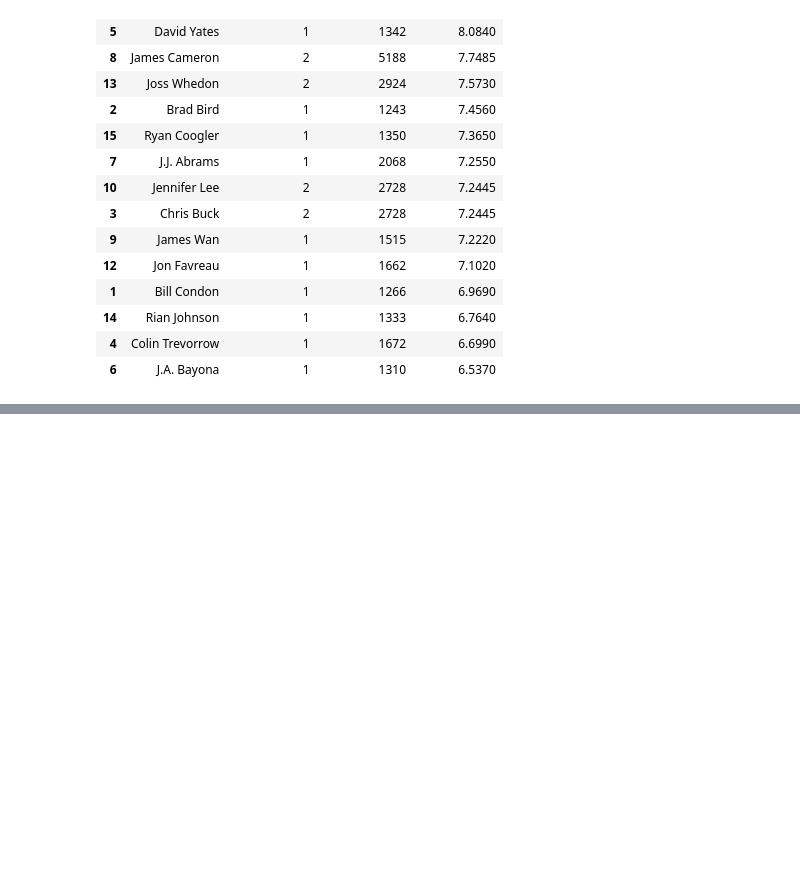
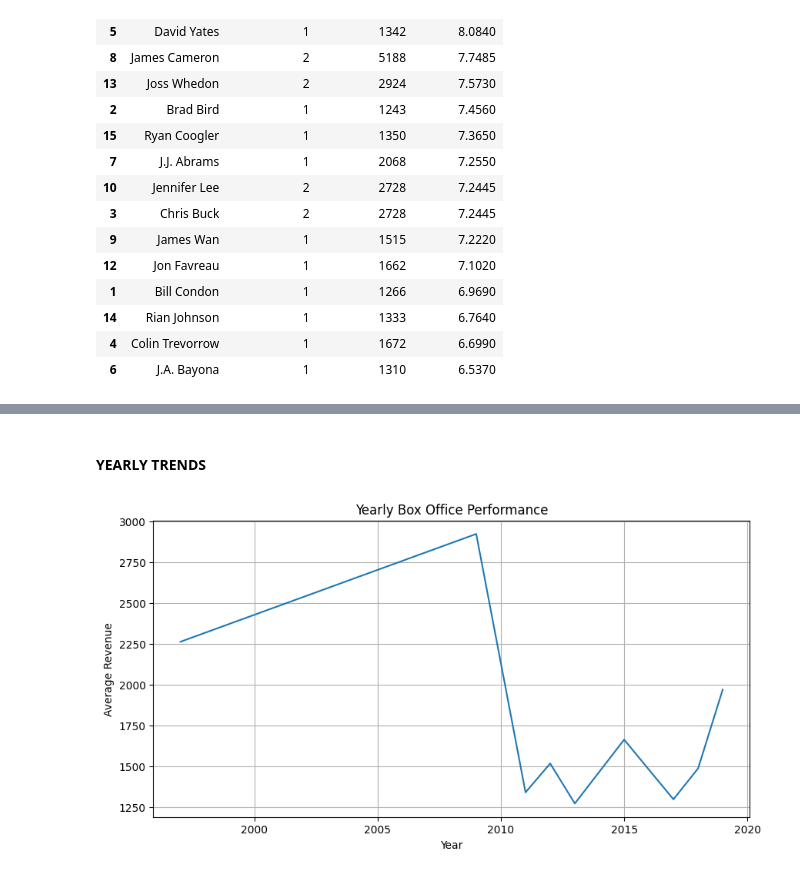
Before and after one commit to PercyAyimbilaNsolemna/TMDB_Movie_Data_Analysis, a Jupyter notebook: Notebook/movieAnalysis.ipynb, the cells around one changed output, grey strips where cells are left out. Cells and saved outputs as stored; diff of their text form; code cells hidden in the pictures; blank space fills up the shorter version.

```diff
--- a/Notebook/movieAnalysis.ipynb
+++ b/Notebook/movieAnalysis.ipynb
@@ -1186,0 +1205,6 @@ director_statistics.sort_values(by="mean_rating", ascending=False)
+# %% [markdown]
+#### **YEARLY TRENDS**
+# %%
+plot_yearly_box_office_trends(movie_data)
+# %% [output]
+[figure, added]
```
Also changed, not shown: parts of 26 cells of this notebook, 1 other file.
